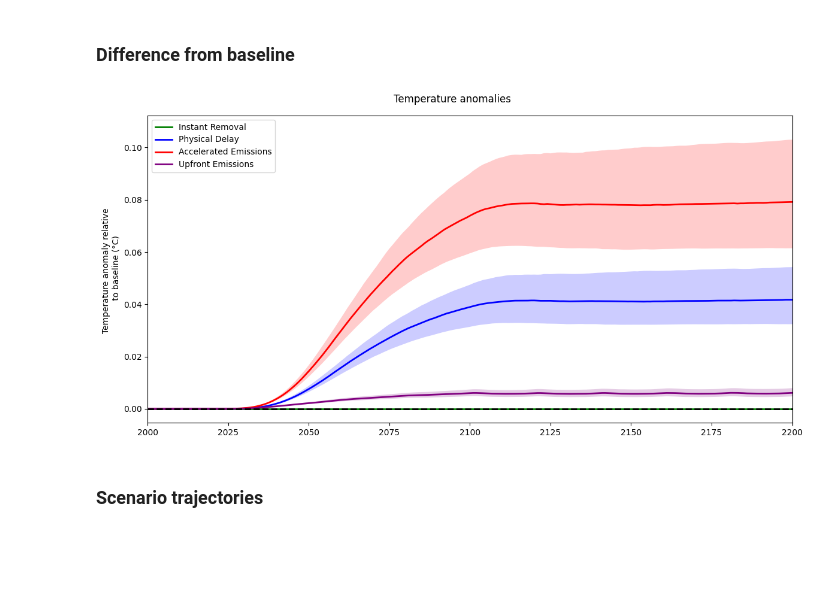
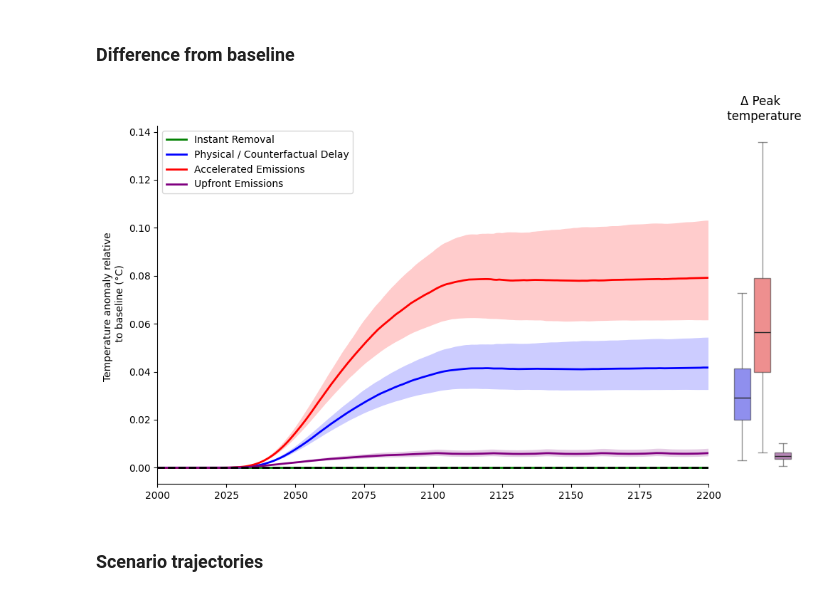
Before and after one commit to carbonplan/temporal-lags, a Jupyter notebook: nbs/2_Make_figures.ipynb, the cells around one changed output. Drawn from its saved outputs; the diff is of its cells as text; code cells hidden in the pictures; blank space fills up the shorter version.

Commit message:
Modify figures

```diff
--- a/nbs/2_Make_figures.ipynb
+++ b/nbs/2_Make_figures.ipynb
@@ -18,7 +18,7 @@ timebounds=ds_timebounds['0'].values
 baseline_scenario = 'low'
 
 scenarios = [
-    baseline_scenario,
+    "baseline",
   "instant-removal-offsetting",
  "physical-delay-offsetting",
  "accelerated-emissions-offsetting",
@@ -26,19 +26,15 @@ scenarios = [
 ]
 
 fancy_titles = {
-    'low': 'Baseline',
-    "medium-extension": 'Baseline',
-    "high-extension": 'Baseline',
+    'baseline': 'Baseline',
     "instant-removal-offsetting":"Instant Removal",
-    "physical-delay-offsetting":"Physical Delay",
+    "physical-delay-offsetting":"Physical / Counterfactual Delay",
     "accelerated-emissions-offsetting":"Accelerated Emissions",
     "upfront-embodied-offsetting":"Upfront Emissions",
 }
 
 colors = {
-    'low': 'black',
-    "medium-extension": 'black',
-    "high-extension": 'black',
+    'baseline': 'black',
     "instant-removal-offsetting":"green",
     "physical-delay-offsetting":"blue",
     "accelerated-emissions-offsetting":"red",
@@ -46,9 +42,7 @@ colors = {
 }
 
 linestyles = {
-    'low': '-',
-    "medium-extension": '-',
-    "high-extension": '-',
+    'baseline': '-',
     "instant-removal-offsetting":"--",
     "physical-delay-offsetting":"-",
     "accelerated-emissions-offsetting":"-",
@@ -61,7 +55,8 @@ weights_51yr[-1] = 0.5
 # %% [markdown]
 ### Difference from baseline
 # %%
-fig= plt.figure(figsize=(12, 6))
+fig, axes = plt.subplots(nrows=1, ncols=2, figsize=(10, 6), sharey=True,
+                        gridspec_kw={'width_ratios': [9, 1]})
 
 scenarios_to_plot = ['instant-removal-offsetting',
  'physical-delay-offsetting',
@@ -70,44 +65,87 @@ scenarios_to_plot = ['instant-removal-offsetting',
 
 pp = (16,84)
 
+ax=axes[0]
+
 for i, scenario in enumerate(scenarios_to_plot):
-    plt.fill_between(
+    ax.fill_between(
         timebounds,
         np.percentile(
             fair_temperatures.loc[dict(scenario=scenario, layer=0)]
-            - fair_temperatures.loc[dict(scenario=baseline_scenario, layer=0)],
+            - fair_temperatures.loc[dict(scenario="baseline", layer=0)],
             pp[0],
             axis=1,
         ),
         np.percentile(
             fair_temperatures.loc[dict(scenario=scenario, layer=0)]
-            - fair_temperatures.loc[dict(scenario=baseline_scenario, layer=0)],
+            - fair_temperatures.loc[dict(scenario="baseline", layer=0)],
             pp[1],
             axis=1,
         ),
         color=colors[scenario],
         alpha=0.2,
         lw=0
     )
 
-    plt.plot(
+    ax.plot(
         timebounds,
         np.median(
             fair_temperatures.loc[dict(scenario=scenario, layer=0)]
-            - fair_temperatures.loc[dict(scenario=baseline_scenario, layer=0)],
+            - fair_temperatures.loc[dict(scenario="baseline", layer=0)],
             axis=1,
         ),
         color=colors[scenarios_to_plot[i]],label=fancy_titles[scenarios_to_plot[i]],
         lw=2
     )
-plt.xlim(2000, 2200)
-plt.legend()
-plt.suptitle("Temperature anomalies")
-plt.axhline(y=0, color="k", ls="--", lw=2, label='Baseline')
-plt.ylabel('Temperature anomaly relative \n to baseline (°C)')
+ax.set_xlim(2000, 2200)
+ax.legend(loc='upper left')
+ax.axhline(y=0, color="k", ls="--", lw=2, label='Baseline')
+ax.set_ylabel('Temperature anomaly relative \n to baseline (°C)')
+ax.spines['right'].set_visible(False)
+ax.spines['top'].set_visible(False)
+
+
+#### Peak temperatures
+ax=axes[1]
+colors_to_plot = [colors[scenario] for scenario in scenarios_to_plot[1:]]
+
+peak_temperatures = (fair_temperatures[:451].sel(layer=0).rolling(timebounds=20).mean().max(dim='timebounds')
+                     - (np.average(
+                fair_temperatures.loc[
+                    dict(scenario=scenario, timebounds=np.arange(1850, 1902), layer=0)
+                ]))).transpose().to_pandas()
+
+
+for i,scenario in enumerate(scenarios_to_plot[1:]):
+    peak_temp_diff = (peak_temperatures[scenario]-
+                      peak_temperatures["baseline"])
+    if i==0:
+        peak_temp_diffs=peak_temp_diff.to_frame(name=fancy_titles[scenario])
+    else:
+        peak_temp_diffs[fancy_titles[scenario]]=peak_temp_diff
+
+sns.boxplot(
+    data=peak_temp_diffs,
+    palette=colors_to_plot,
+    ax=ax,
+    boxprops=dict(alpha=0.5),
+    whiskerprops=dict(alpha=0.5),
+    capprops=dict(alpha=0.5),
+    medianprops=dict(alpha=1),
+    showfliers=False
+)
+ax.set_xticklabels([])
+ax.set_xticks([])
+ax.tick_params(left=False, labelleft=False)
+ax.set_title('Δ Peak \n temperature')
+ax.set_xlim(-0.5, 2.5)
+for spine in ax.spines.values():
+    spine.set_visible(False)
 fig.tight_layout()
+plt.savefig('../figures/Peak_temperature_change.pdf')
+plt.savefig('../figures/Peak_temperature_change.png', dpi=200)
 # %% [output]
-[figure, old version]
+[figure, new version]
 # %% [markdown]
 ### Scenario trajectories
 # %%
```
Also changed, not shown: parts of 1 cell of this notebook, 7 other files.
